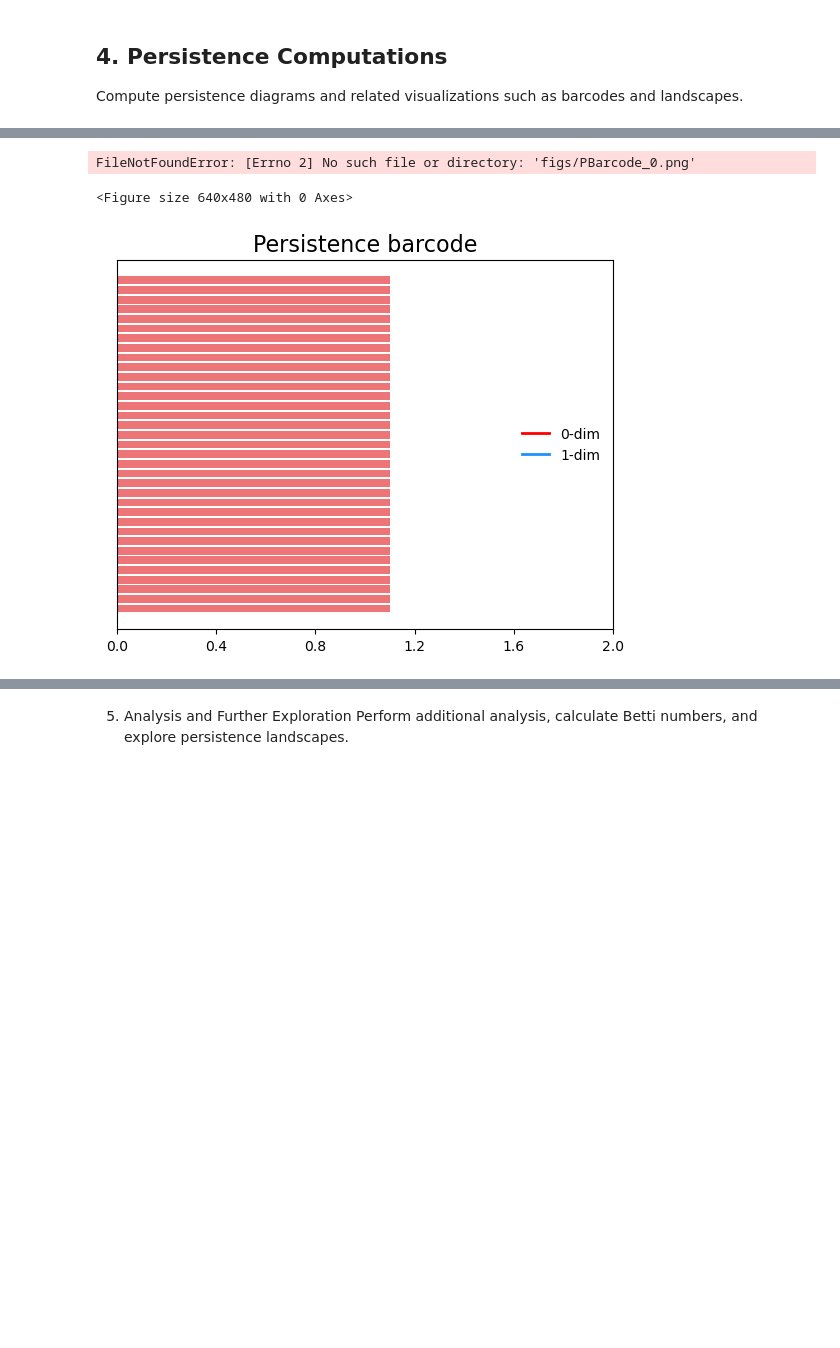
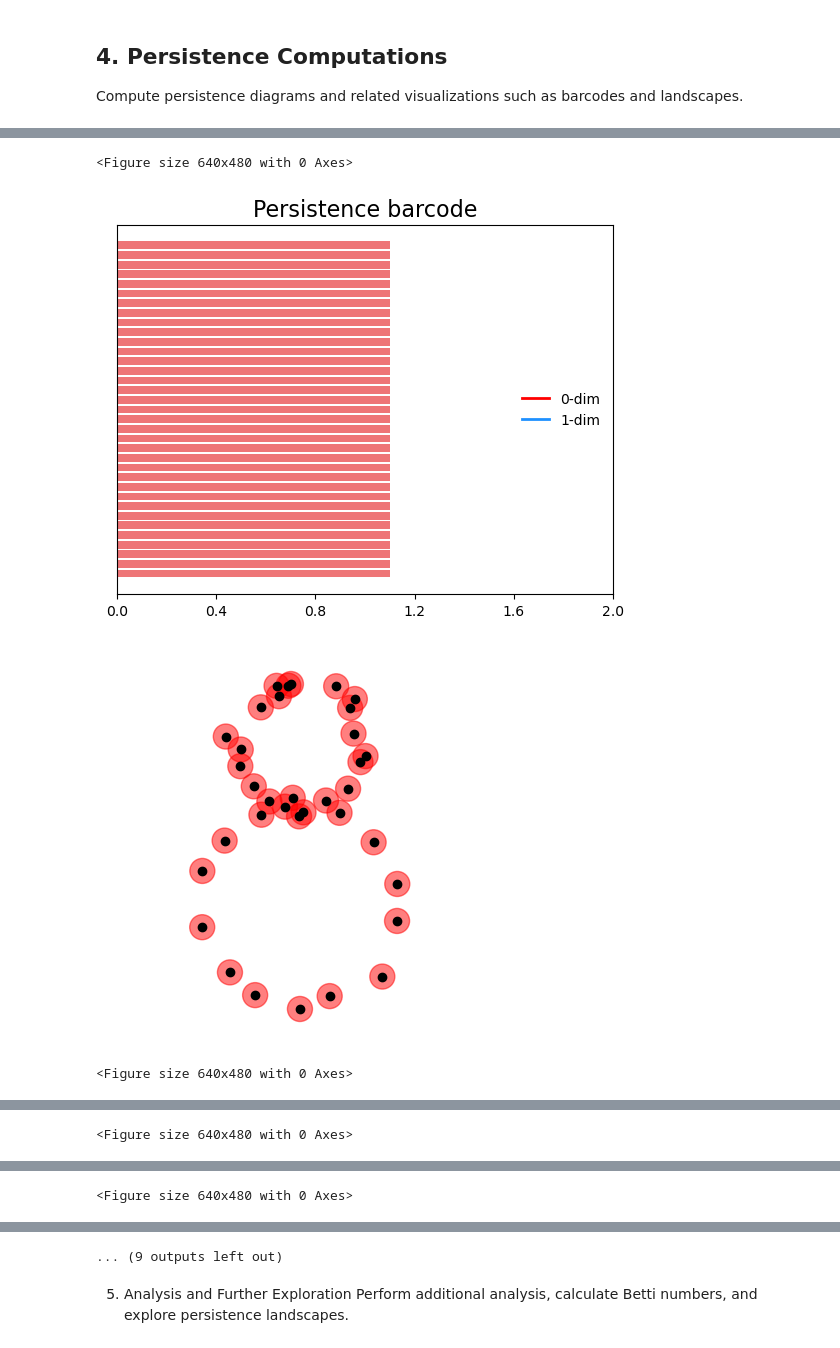
Before and after one commit to axr2718/TopologyForML, a Jupyter notebook: code/PersistentHomology.ipynb, the cells around one changed output, grey strips where cells are left out. Cells and saved outputs as stored; diff of their text form; code cells hidden in the pictures; blank space fills up the shorter version.

```diff
--- a/code/PersistentHomology.ipynb
+++ b/code/PersistentHomology.ipynb
@@ -51,7 +51,7 @@ def plot_persistence_diagram(persistence):
     handles = [plt.Line2D([0], [0], color='red', lw=2, label='0-dim'),
                plt.Line2D([0], [0], color='dodgerblue', lw=2, label='1-dim')]
     plt.legend(handles=handles, loc='upper right', frameon=False)
-    file_name = 'figs/PDiagram'
+    file_name = 'output/PDiagram'
     plt.savefig(f'{file_name}.png', bbox_inches='tight')  # Save as PNG
     plt.savefig(f'{file_name}.svg', bbox_inches='tight')  # Save as SVG
     plt.show()
@@ -116,32 +125,33 @@ FileNotFoundError: [Errno 2] No such file or directory: 'figs/PDiagram.png'
 # %%
 #Persistence Barcode computations
 
 def plot_persistence_barcode(persistence, epsilon, max_dist):
     """Plot and save the persistence barcode."""
     plt.figure()
     gd.plot_persistence_barcode(persistence)
     ax = plt.gca()
     max_x = max(epsilon, max_dist / 2)
     ax.set_xlim(0, max_x)
     x_ticks = np.arange(0, max_x + 0.4, 0.4)
     ax.set_xticks(x_ticks)
     handles = [plt.Line2D([0], [0], color='red', lw=2, label='0-dim'),
                plt.Line2D([0], [0], color='dodgerblue', lw=2, label='1-dim')]
     plt.legend(handles=handles, loc='center right', frameon=False)
-    file_name = f'figs/PBarcode_{np.round(epsilon, 1)}'
+    file_name = f'output/PBarcode_{np.round(epsilon, 1)}'
     plt.savefig(f'{file_name}.png', bbox_inches='tight')  # Save as PNG
     plt.savefig(f'{file_name}.svg', bbox_inches='tight')  # Save as SVG
     plt.show()
 
 
 for epsilon in filtration_values:
     plot_point_cloud_with_balls(points, epsilon)
     rips_complex = gd.RipsComplex(points=points, max_edge_length=epsilon)
     simplex_tree = rips_complex.create_simplex_tree(max_dimension=2)
     persistence = simplex_tree.persistence()
     plot_persistence_barcode(persistence, epsilon, max_dist)
 # %% [output]
 [figure]
-FileNotFoundError: [Errno 2] No such file or directory: 'figs/PBarcode_0.png'
+<Figure size 640x480 with 0 Axes>
+[figure]
+[figure, added]
 <Figure size 640x480 with 0 Axes>
-[figure]
@@ -147,0 +160 @@ FileNotFoundError: [Errno 2] No such file or directory: 'figs/PBarcode_0.png'
+<Figure size 640x480 with 0 Axes>
@@ -147,0 +163 @@ FileNotFoundError: [Errno 2] No such file or directory: 'figs/PBarcode_0.png'
+<Figure size 640x480 with 0 Axes>
@@ -148,3 +165,4 @@ FileNotFoundError: [Errno 2] No such file or directory: 'figs/PBarcode_0.png'
+... (9 outputs left out)
 # %% [markdown]
 5. Analysis and Further Exploration
 Perform additional analysis, calculate Betti numbers, and explore persistence landscapes.
```
Also changed, not shown: parts of 7 cells of this notebook.
